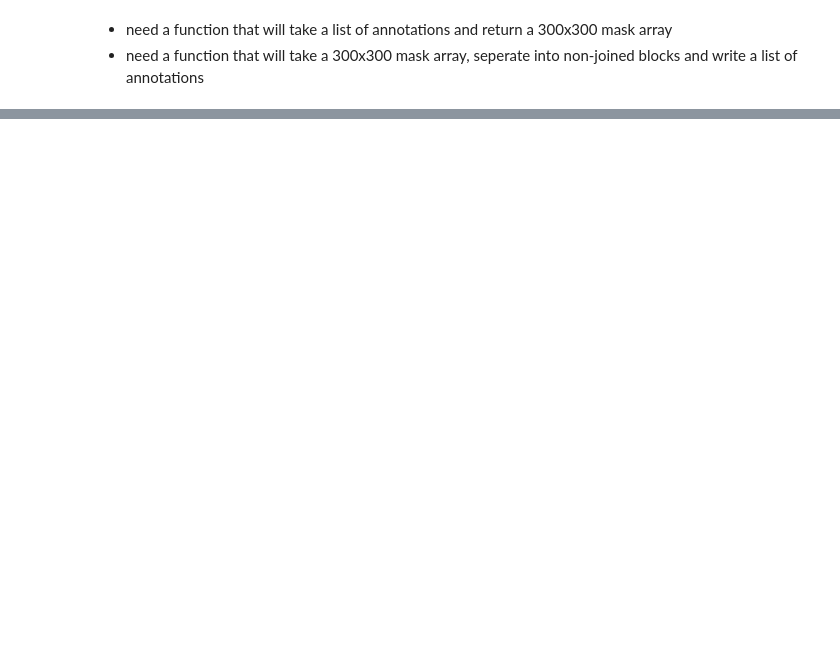
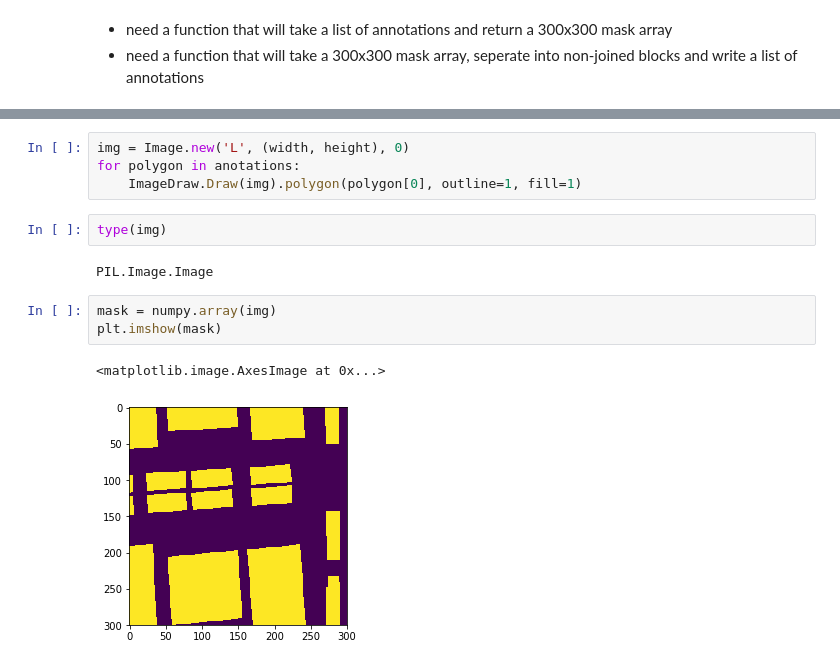
Before and after one commit to josh-gree/crowdAI_mapping_challange, a Jupyter notebook: scratch/scratch001.ipynb, the cells around one changed output, grey strips where cells are left out. Saved outputs shown, nothing was run; the diff lists cells and outputs as text; blank space fills up the shorter version.

```diff
--- a/scratch/scratch001.ipynb
+++ b/scratch/scratch001.ipynb
@@ -111,0 +162,14 @@ show_img_annotated(counts[counts > 16].index[24],val_dir_ims,small_annotation_df
+# %%
+img = Image.new('L', (width, height), 0)
+for polygon in anotations:
+    ImageDraw.Draw(img).polygon(polygon[0], outline=1, fill=1)
+# %%
+type(img)
+# %% [output]
+PIL.Image.Image
+# %%
+mask = numpy.array(img)
+plt.imshow(mask)
+# %% [output]
+<matplotlib.image.AxesImage at 0x...>
+[figure, added]
```
Also changed, not shown: parts of 22 cells of this notebook, 4 other files.
